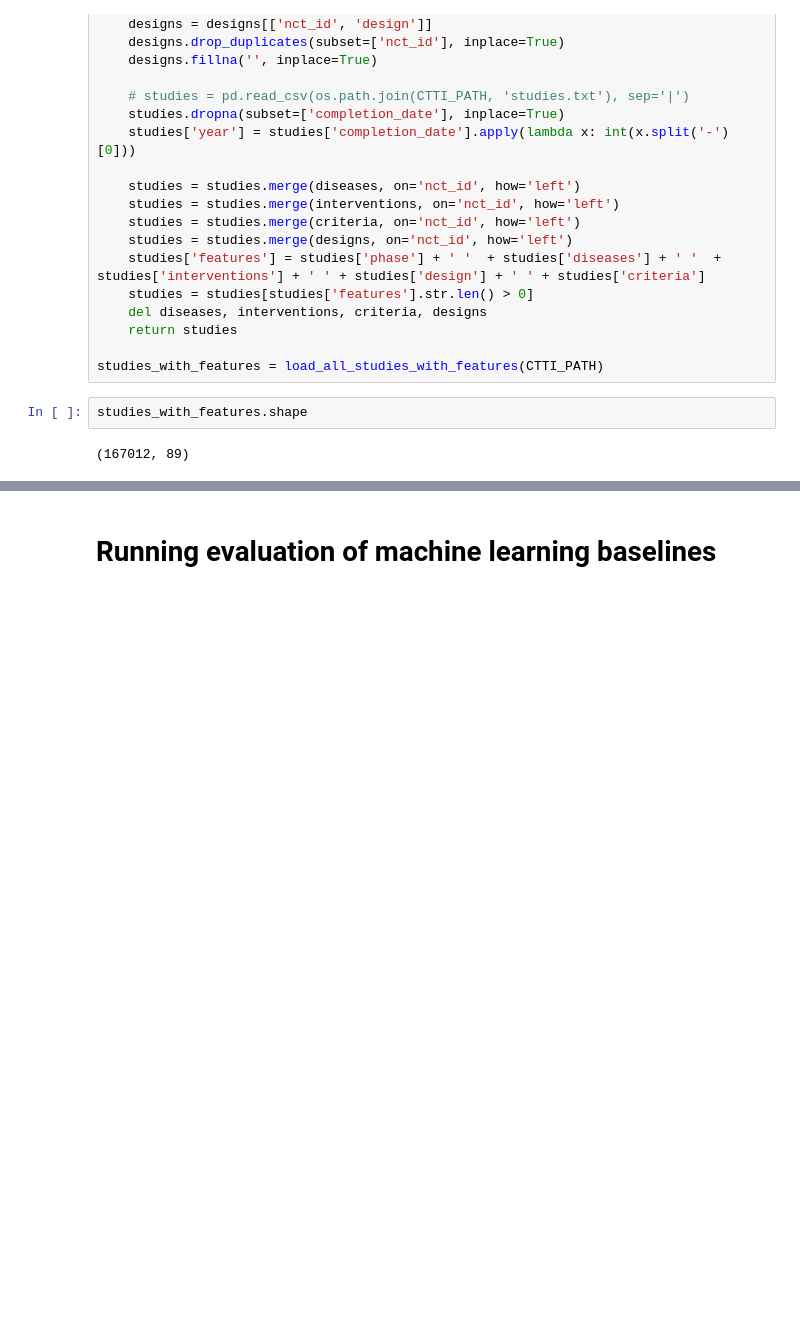
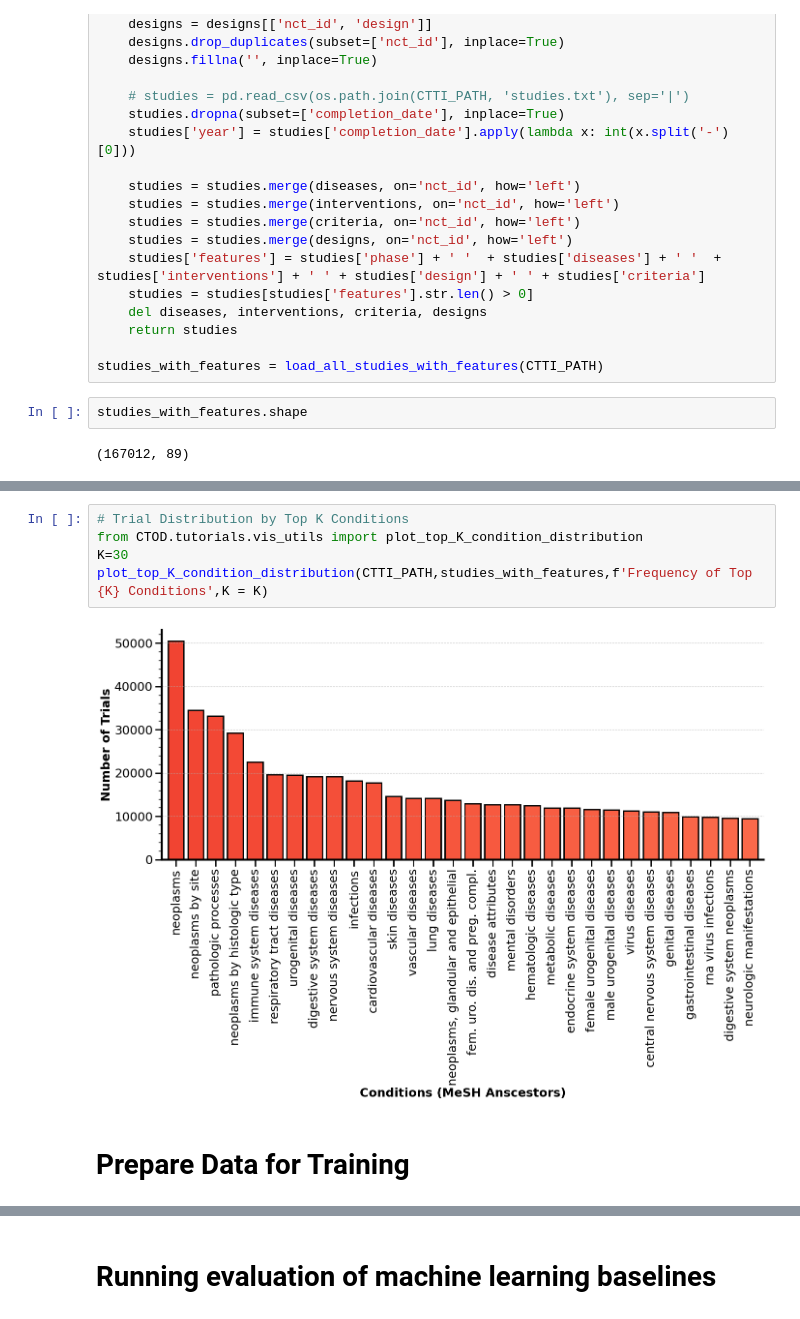
Before and after one commit to chufangao/CTOD, a Jupyter notebook: tutorials/getting_started_cto_vs_top.ipynb, the cells around one changed output, grey strips where cells are left out. Drawn from its saved outputs; the diff is of its cells as text; blank space fills up the shorter version.

```diff
--- a/tutorials/getting_started_cto_vs_top.ipynb
+++ b/tutorials/getting_started_cto_vs_top.ipynb
@@ -104,3 +123,12 @@ studies_with_features.shape
+# %%
+# Trial Distribution by Top K Conditions
+from CTOD.tutorials.vis_utils import plot_top_K_condition_distribution
+K=30
+plot_top_K_condition_distribution(CTTI_PATH,studies_with_features,f'Frequency of Top {K} Conditions',K = K)
+# %% [output]
+[figure, added]
+# %% [markdown]
+# Prepare Data for Training
 # %%
 from sklearn.feature_extraction.text import TfidfVectorizer
 import numpy as np
```
Also changed, not shown: parts of 11 cells of this notebook.
